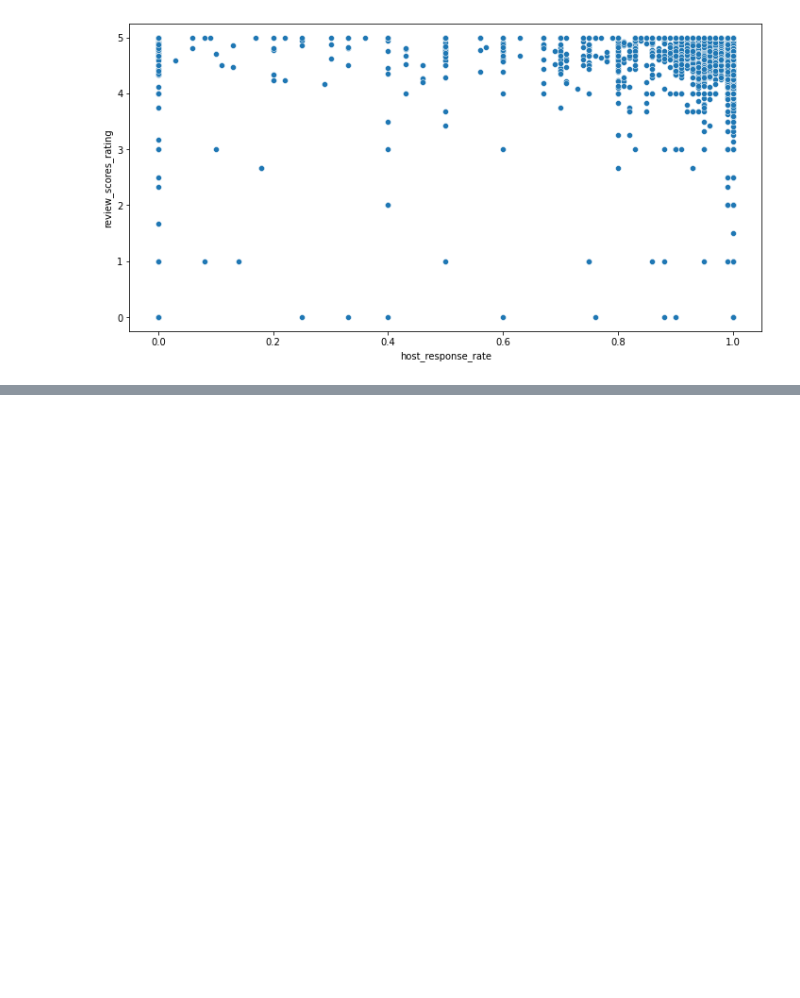
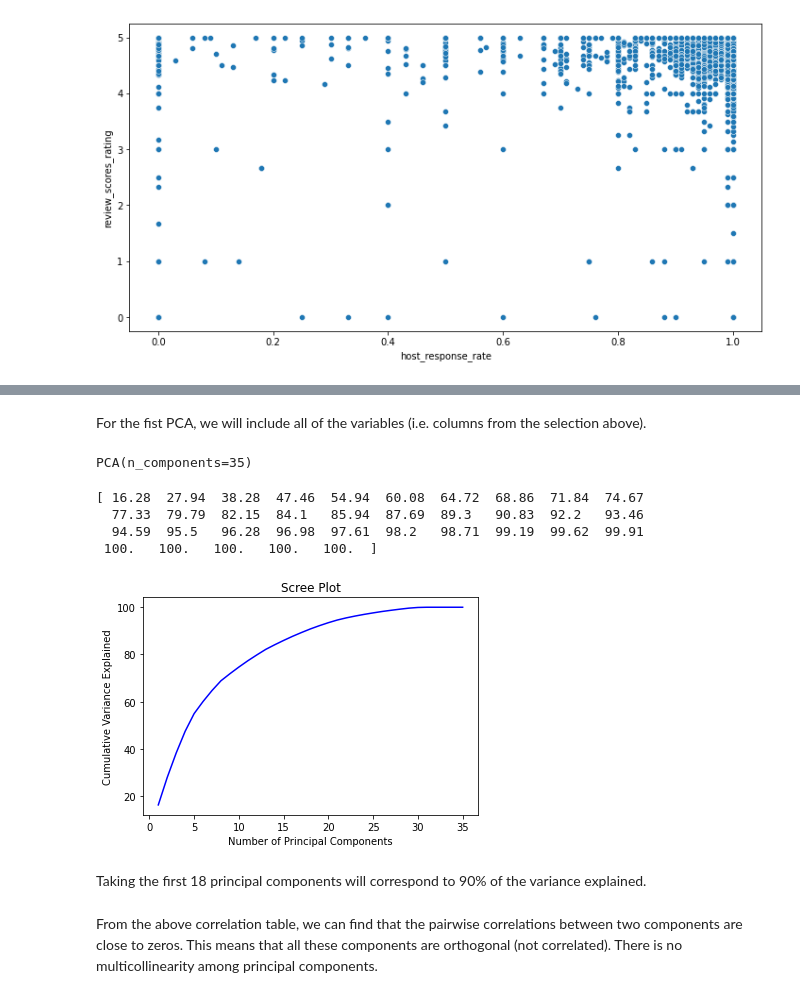
Before and after one commit to Summer-luna/Fall2021-IST5520-Group5, a Jupyter notebook: Data Manipulation.ipynb, the cells around one changed output, grey strips where cells are left out. Cells and saved outputs as stored; diff of their text form; code cells hidden in the pictures; blank space fills up the shorter version.

```diff
--- a/Data Manipulation.ipynb
+++ b/Data Manipulation.ipynb
@@ -437,0 +464,42 @@ sb.scatterplot(y='review_scores_rating',x='host_response_rate',data=dat)
+# %%
+# Select only numeric values
+dat_pre_norm = dat.loc[:,['host_response_rate','host_response_time_float','host_acceptance_rate','host_is_superhost',
+                         'host_listings_count','host_total_listings_count','host_has_profile_pic',
+                          'host_identity_verified','latitude','longitude','accommodates','bedrooms','beds',
+                         'no_of_amen','no_of_verif','price','minimum_minimum_nights','maximum_minimum_nights',
+                         'minimum_maximum_nights','maximum_maximum_nights','minimum_nights_avg_ntm',
+                         'maximum_nights_avg_ntm','number_of_reviews','number_of_reviews_ltm','number_of_reviews_l30d',
+                         'review_scores_rating','review_scores_accuracy','review_scores_cleanliness',
+                         'review_scores_checkin','review_scores_communication','review_scores_location',
+                         'review_scores_value','reviews_per_month','bathrooms','d_center']]
+dat_pre_norm = dat_pre_norm.dropna()
+# %%
+dat_norm = scale(dat_pre_norm)
+# %% [markdown]
+For the fist PCA, we will include all of the variables (i.e. columns from the selection above).
+# %%
+pca1 = PCA(n_components=len(dat_pre_norm.columns))
+
+pca1.fit(dat_norm)
+# %% [output]
+PCA(n_components=35)
+# %%
+var = pca1.explained_variance_ratio_
+var1 = np.cumsum(np.round(pca1.explained_variance_ratio_, decimals=4)*100)
+print(var1)
+# %% [output]
+[ 16.28  27.94  38.28  47.46  54.94  60.08  64.72  68.86  71.84  74.67
+  77.33  79.79  82.15  84.1   85.94  87.69  89.3   90.83  92.2   93.46
+  94.59  95.5   96.28  96.98  97.61  98.2   98.71  99.19  99.62  99.91
+ 100.   100.   100.   100.   100.  ]
+# %%
+var1 = pd.DataFrame(var1, index=np.arange(1,int(len(dat_pre_norm.columns))+1))
+plt.plot(var1,color='blue')
+plt.title('Scree Plot')
+plt.xlabel('Number of Principal Components')
+plt.ylabel('Cumulative Variance Explained')
+plt.show()
+# %% [output]
+[figure, added]
+# %% [markdown]
+Taking the first 18 principal components will correspond to 90% of the variance explained.
@@ -437,0 +516,2 @@ sb.scatterplot(y='review_scores_rating',x='host_response_rate',data=dat)
+# %% [markdown]
+From the above correlation table, we can find that the pairwise correlations between two components are close to zeros. This means that all these components are orthogonal (not correlated). There is no multicollinearity among principal components.
```
Also changed, not shown: parts of 13 cells of this notebook.
